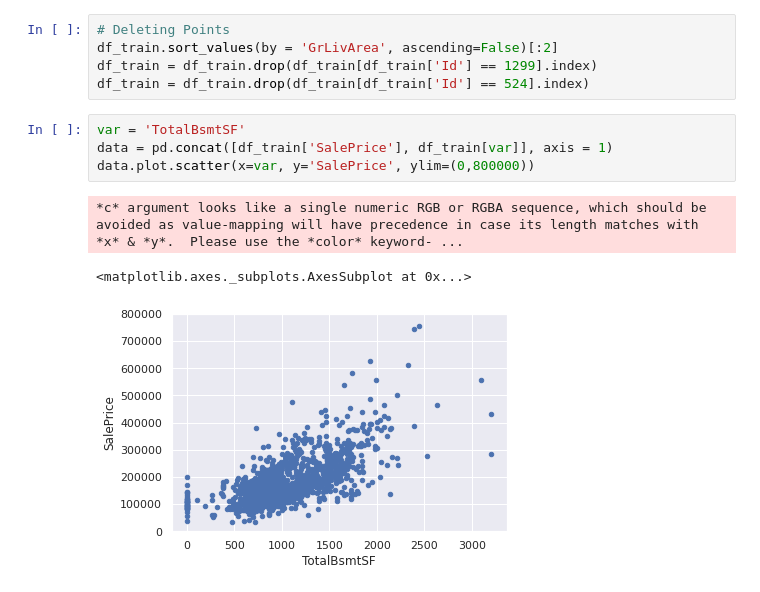
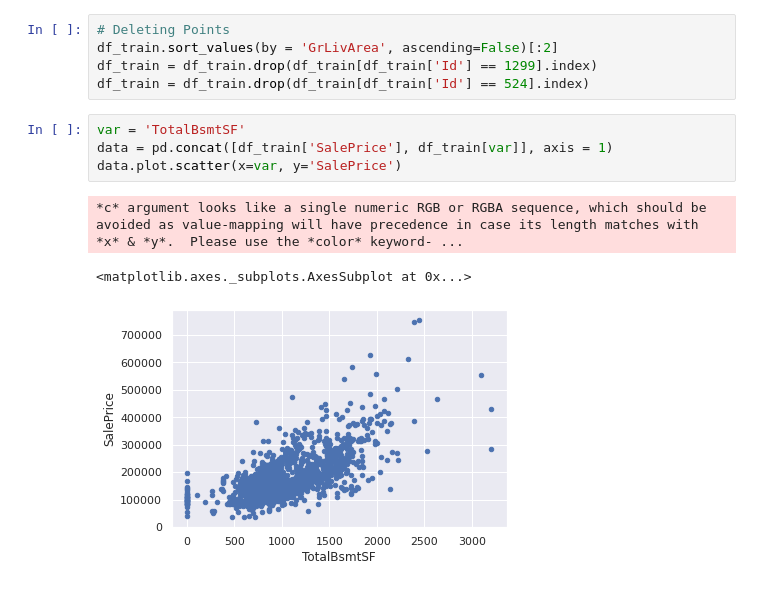
Before and after one commit to kaushikabhishek87/Kaggle_datascience, a Jupyter notebook: Data_Exploration.ipynb, the cells around one changed output. Saved outputs shown, nothing was run; the diff lists cells and outputs as text.

```diff
--- a/Data_Exploration.ipynb
+++ b/Data_Exploration.ipynb
@@ -194,8 +194,8 @@ df_train = df_train.drop(df_train[df_train['Id'] == 524].index)
 # %%
 var = 'TotalBsmtSF'
 data = pd.concat([df_train['SalePrice'], df_train[var]], axis = 1)
-data.plot.scatter(x=var, y='SalePrice', ylim=(0,800000))
+data.plot.scatter(x=var, y='SalePrice')
 # %% [output]
 *c* argument looks like a single numeric RGB or RGBA sequence, which should be avoided as value-mapping will have precedence in case its length matches with *x* & *y*.  Please use the *color* keyword- ...
 <matplotlib.axes._subplots.AxesSubplot at 0x...>
-[figure, old version]
+[figure, new version]
```
Also changed, not shown: parts of 4 cells of this notebook.
